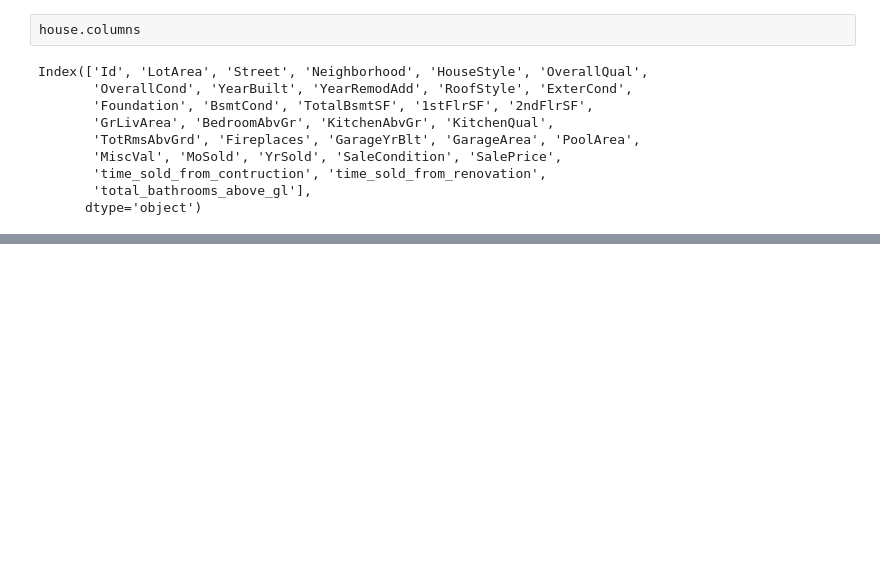
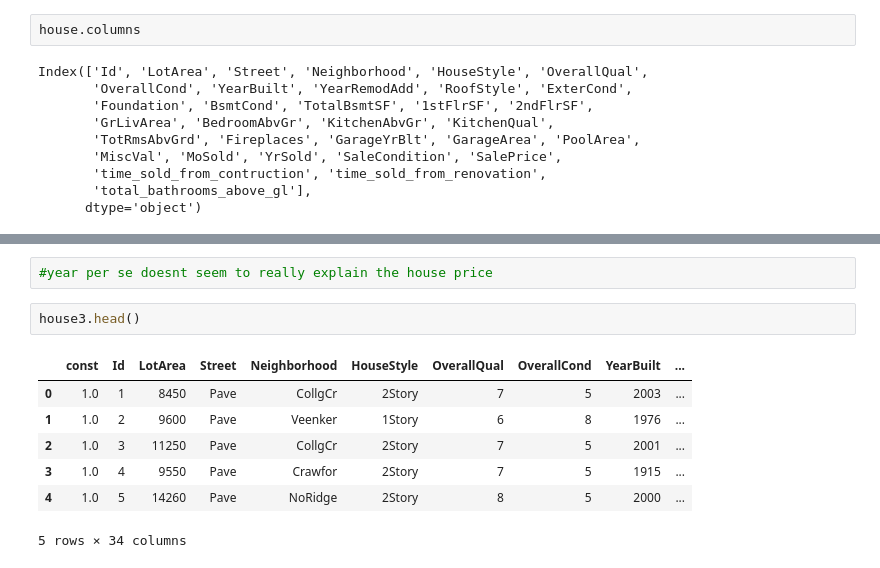
Before and after one commit to Brunadiasmiguel/Housing_Statistical_Analysis, a Jupyter notebook: stats.ipynb, the cells around one changed output, grey strips where cells are left out. Cells and saved outputs as stored; diff of their text form; blank space fills up the shorter version.

```diff
--- a/stats.ipynb
+++ b/stats.ipynb
@@ -254,0 +447,12 @@ hood.sort_values(by='SalePrice', ascending = False)
+# %%
+#year per se doesnt seem to really explain the house price
+# %%
+house3.head()
+# %% [output]
+|  | const | Id | LotArea | Street | Neighborhood | HouseStyle | OverallQual | OverallCond | YearBuilt | ... |
+| 0 | 1.0 | 1 | 8450 | Pave | CollgCr | 2Story | 7 | 5 | 2003 | ... |
+| 1 | 1.0 | 2 | 9600 | Pave | Veenker | 1Story | 6 | 8 | 1976 | ... |
+| 2 | 1.0 | 3 | 11250 | Pave | CollgCr | 2Story | 7 | 5 | 2001 | ... |
+| 3 | 1.0 | 4 | 9550 | Pave | Crawfor | 2Story | 7 | 5 | 1915 | ... |
+| 4 | 1.0 | 5 | 14260 | Pave | NoRidge | 2Story | 8 | 5 | 2000 | ... |
+5 rows × 34 columns
```
Also changed, not shown: parts of 25 cells of this notebook.
